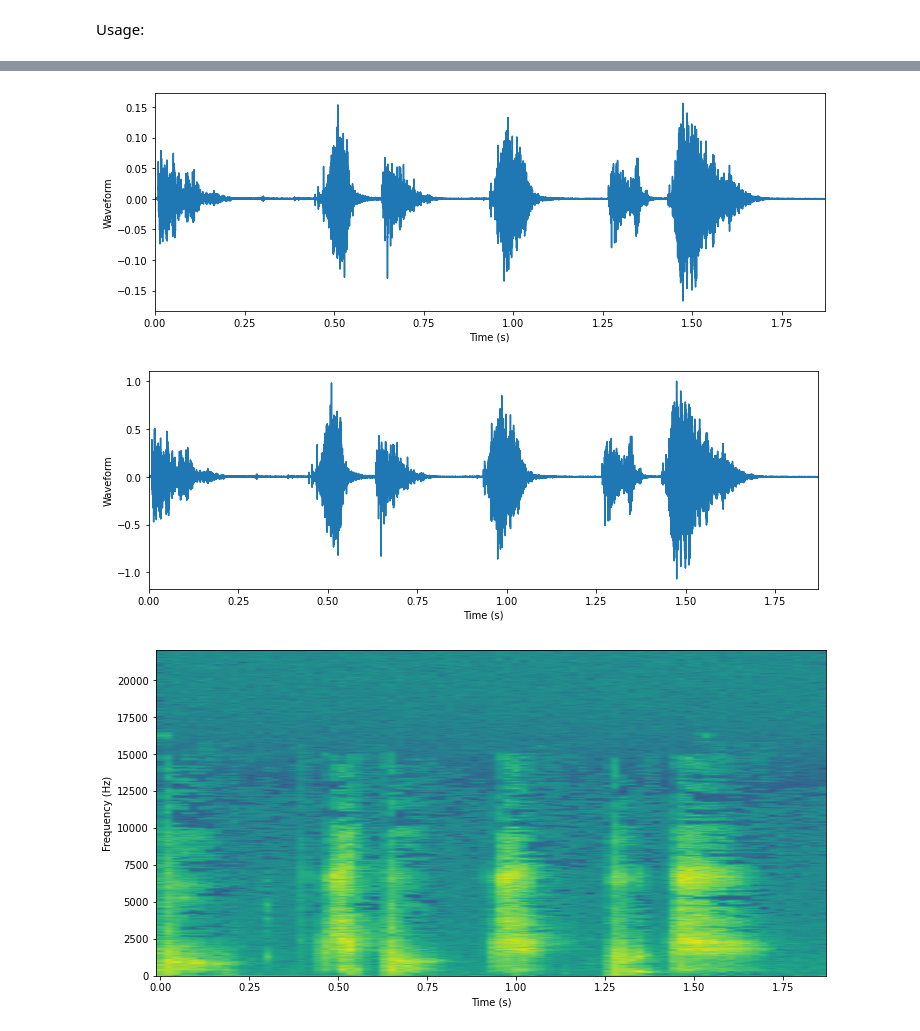
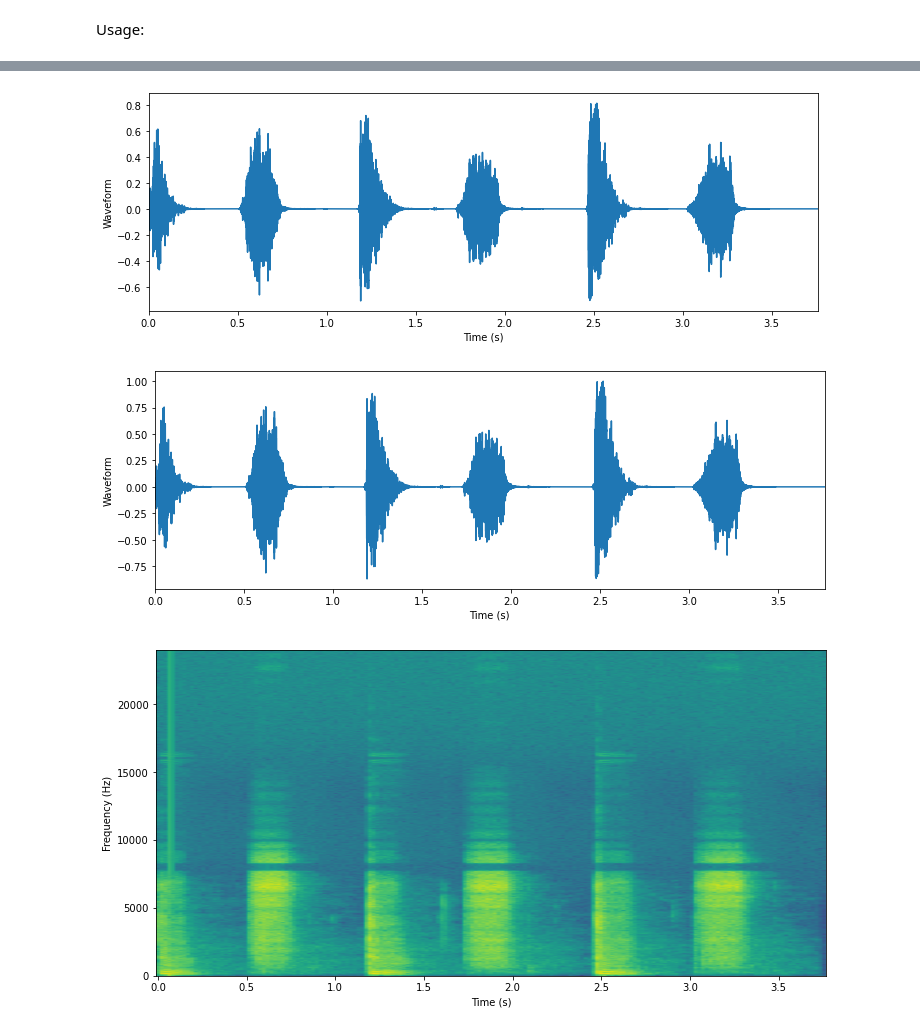
Before and after one commit to magiwanders/BeatBox_Machine, a Jupyter notebook: server_and_process/DSP/Isolated_Functions.ipynb, the cells around one changed output, grey strips where cells are left out. Drawn from its saved outputs; the diff is of its cells as text; code cells hidden in the pictures.

```diff
--- a/server_and_process/DSP/Isolated_Functions.ipynb
+++ b/server_and_process/DSP/Isolated_Functions.ipynb
@@ -280,26 +280,26 @@ def peaks_to_divisions(P_x, Fs_nov, x, Fs, lags):
 # %% [markdown]
 Usage:
 # %%
-display_audio(AUDIO_2)
+display_audio(AUDIO_6)
 
 # Load audio
-[x, Fs] = load(AUDIO_2)
+[x, Fs] = load(AUDIO_6)
 #print(Fs)
 plot_samples(x, Fs)
 
 # Normalization of samples
 maxX = np.max(x)
 x = x/maxX
 plot_samples(x, Fs)
 
 # FFT
 [Y_dB, t_axis, f_axis] = spectrogram(x, Fs)
 plot_spectrogram(Y_dB, t_axis, f_axis, 12, 6)
 # %% [output]
 [interactive output not drawn]
-[figure, old version]
+[figure, new version]
-[figure, old version]
+[figure, new version]
-[figure, old version]
+[figure, new version]
 # %%
 # Novelty Function
 nov_x, Fs_nov = compute_novelty(x,Fs=Fs)
```
Also changed, not shown: parts of 5 cells of this notebook, 1 other file.
